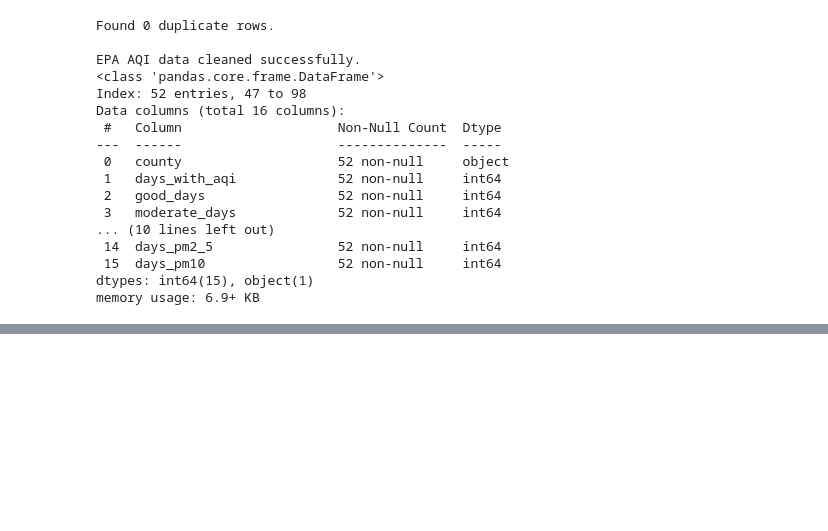
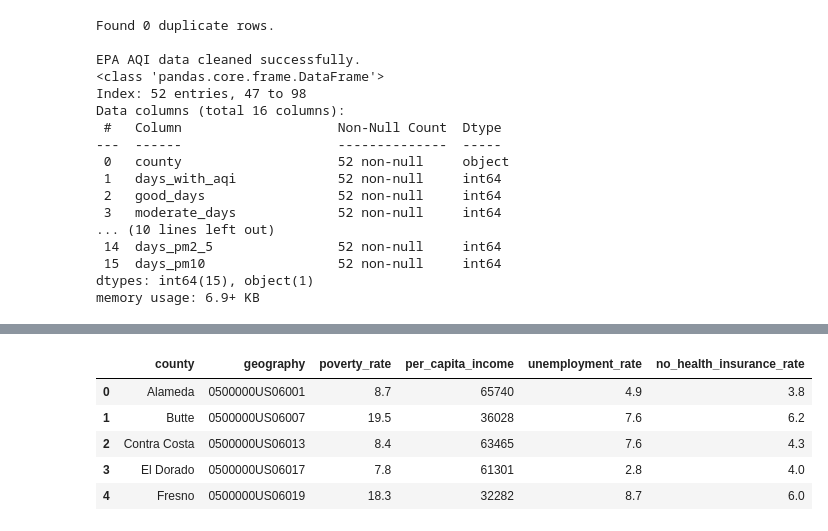
Before and after one commit to shilpa-kannan-11/Environmental-Quality-Index, a Jupyter notebook: notebooks/01_initial_data_exploration.ipynb, the cells around one changed output, grey strips where cells are left out. Cells and saved outputs as stored; diff of their text form; code cells hidden in the pictures; blank space fills up the shorter version.

Commit message:
feat: Complete cleaning of all datasets

```diff
--- a/notebooks/01_initial_data_exploration.ipynb
+++ b/notebooks/01_initial_data_exploration.ipynb
@@ -336,0 +346,86 @@ memory usage: 6.9+ KB
+# %%
+# Create a new DataFrame to work on, preserving the original
+temp_df = census_economic_df.copy()
+
+# Promote the first row to be the header
+temp_df.columns = temp_df.iloc[0]
+
+# Drop the old header row (index 0)
+temp_df = temp_df.drop(0)
+
+# Create a new list of  snake_case column names
+cleaned_columns = []
+for col in temp_df.columns:
+    # Convert the column name to a string
+    clean_col = str(col)
+    # Replace the '!!' separator and spaces with underscores, then convert to lowercase
+    clean_col = clean_col.replace('!!', '_').replace(' ', '_').lower()
+    cleaned_columns.append(clean_col)
+
+# Assign the new, clean list as the column headers
+temp_df.columns = cleaned_columns
+
+# Rename the first column, which contains the county name, to be consistent
+temp_df = temp_df.rename(columns={'geographic_area_name': 'county'})
+
+#Drop nan column
+temp_df.drop(columns=['nan'], inplace=True, errors='ignore')
+
+# Clean the county names (e.g., "Alameda County, California" -> "Alameda")
+temp_df['county'] = temp_df['county'].str.replace(' County, California', '')
+
+# Reset the index and assign to the final cleaned DataFrame
+census_economic_df_cleaned = temp_df.reset_index(drop=True)
+
+# Create a list of all columns to be converted to a numeric type
+columns_to_convert = census_economic_df_cleaned.columns.drop(['county', 'geography'])
+
+# Loop through each column in the list
+for column in columns_to_convert:
+    # Convert the column to a numeric type.
+    # The `errors='coerce'` will turn any non-numeric value into NaN (Not a Number)
+    census_economic_df_cleaned[column] = pd.to_numeric(census_economic_df_cleaned[column], errors='coerce')
+
+# Ensure the 'geography' ID column is treated as a string/object, not a number
+census_economic_df_cleaned['geography'] = census_economic_df_cleaned['geography'].astype(str)
+
+# List of the specific columns for analysis
+columns_to_keep = [
+    # --- Identifiers ---
+    'county',
+    'geography',
+
+    # --- Income & Poverty ---
+    # The overall poverty rate for all people in the county.
+    'percent_percentage_of_families_and_people_whose_income_in_the_past_12_months_is_below_the_poverty_level_all_people',
+    # A direct measure of economic resources, per person.
+    'estimate_income_and_benefits_(in_2024_inflation-adjusted_dollars)_per_capita_income_(dollars)',
+
+    # --- Employment ---
+    # The standard unemployment rate.
+    'percent_employment_status_civilian_labor_force_unemployment_rate',
+
+    # --- Health Insurance ---
+    # A direct measure of healthcare access vulnerability.
+    'percent_health_insurance_coverage_civilian_noninstitutionalized_population_no_health_insurance_coverage'
+]
+
+# Create the final, lean DataFrame containing only the selected columns
+census_economic_df_final = census_economic_df_cleaned[columns_to_keep].copy()
+
+# Create a dictionary to map the long names to short ones
+final_rename_map = {
+    'percent_percentage_of_families_and_people_whose_income_in_the_past_12_months_is_below_the_poverty_level_all_people': 'poverty_rate',
+    'estimate_income_and_benefits_(in_2024_inflation-adjusted_dollars)_per_capita_income_(dollars)': 'per_capita_income',
+    'percent_employment_status_civilian_labor_force_unemployment_rate': 'unemployment_rate',
+    'percent_health_insurance_coverage_civilian_noninstitutionalized_population_no_health_insurance_coverage': 'no_health_insurance_rate'
+}
+
+# Apply the final renaming
+census_economic_df_final = census_economic_df_final.rename(columns=final_rename_map)
+
+# Confirm your final, polished DataFrame
+# Confirm your final DataFrame is ready for analysis
+print("Final census DataFrame cleaned successfully with selected features.")
+census_economic_df_final.head()
+# %% [output]
@@ -336,0 +433,6 @@ memory usage: 6.9+ KB
+|  | county | geography | poverty_rate | per_capita_income | unemployment_rate | no_health_insurance_rate |
+| 0 | Alameda | 0500000US06001 | 8.7 | 65740 | 4.9 | 3.8 |
+| 1 | Butte | 0500000US06007 | 19.5 | 36028 | 7.6 | 6.2 |
+| 2 | Contra Costa | 0500000US06013 | 8.4 | 63465 | 7.6 | 4.3 |
+| 3 | El Dorado | 0500000US06017 | 7.8 | 61301 | 2.8 | 4.0 |
+| 4 | Fresno | 0500000US06019 | 18.3 | 32282 | 8.7 | 6.0 |
```
Also changed, not shown: parts of 3 cells of this notebook.
